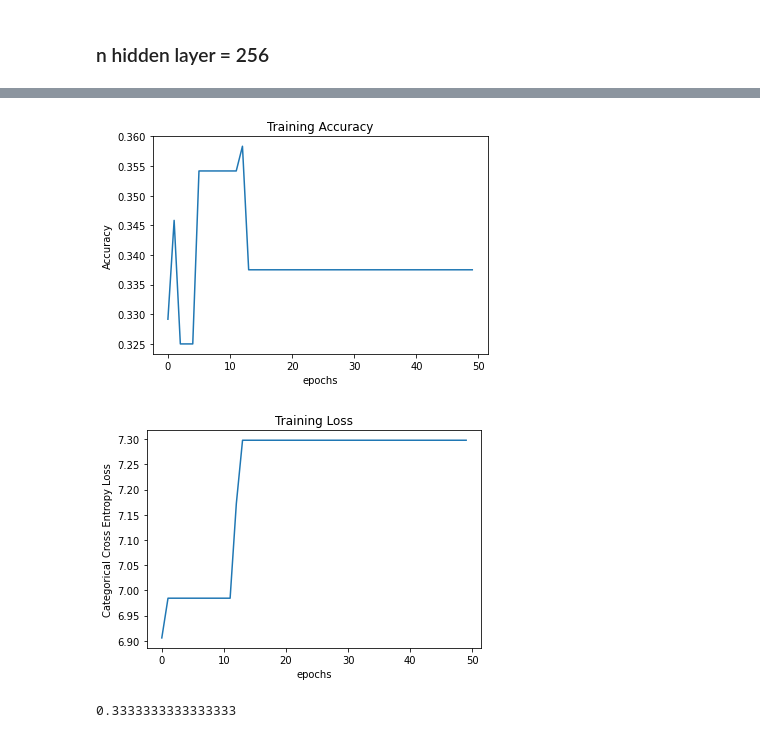
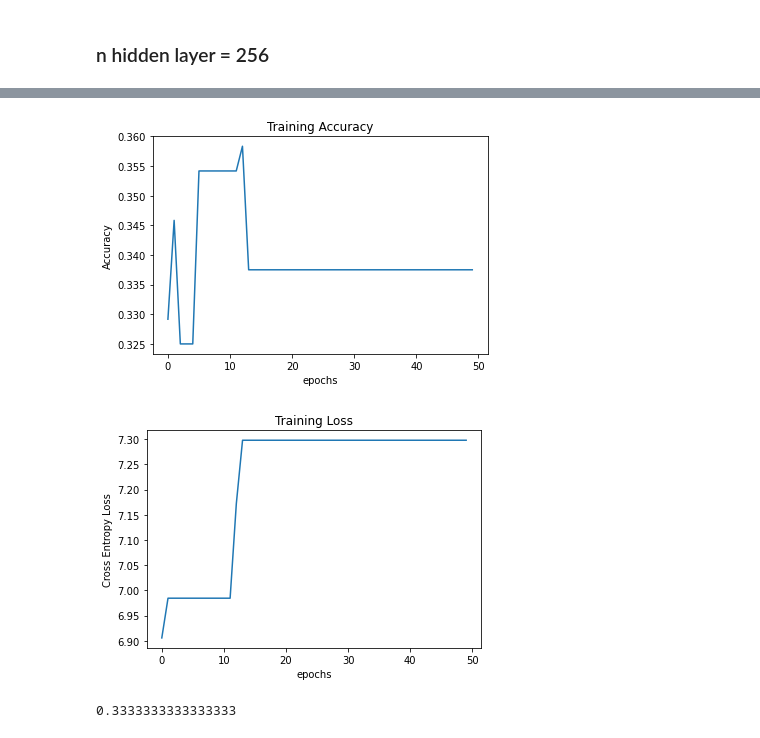
Before and after one commit to Chrysophyt/MultilayerPerceptronFS, a Jupyter notebook: Sigmoid.ipynb, the cells around one changed output, grey strips where cells are left out. Saved outputs shown, nothing was run; the diff lists cells and outputs as text; code cells hidden in the pictures.

```diff
--- a/Sigmoid.ipynb
+++ b/Sigmoid.ipynb
@@ -270,17 +288,17 @@ Entropy Loss: 7.297915585691958
 # %%
 plt.plot(acc_256)
 plt.title('Training Accuracy')
 plt.xlabel('epochs')
 plt.ylabel('Accuracy')
 plt.show()
 plt.plot(loss_256)
 plt.title('Training Loss')
 plt.xlabel('epochs')
-plt.ylabel('Categorical Cross Entropy Loss')
+plt.ylabel('Cross Entropy Loss')
 plt.show()
 # %% [output]
 [figure]
-[figure, old version]
+[figure, new version]
 # %%
 dense_0.forward(X_test)
 activation0.forward(dense_0.output)
```
Also changed, not shown: parts of 9 cells of this notebook.
